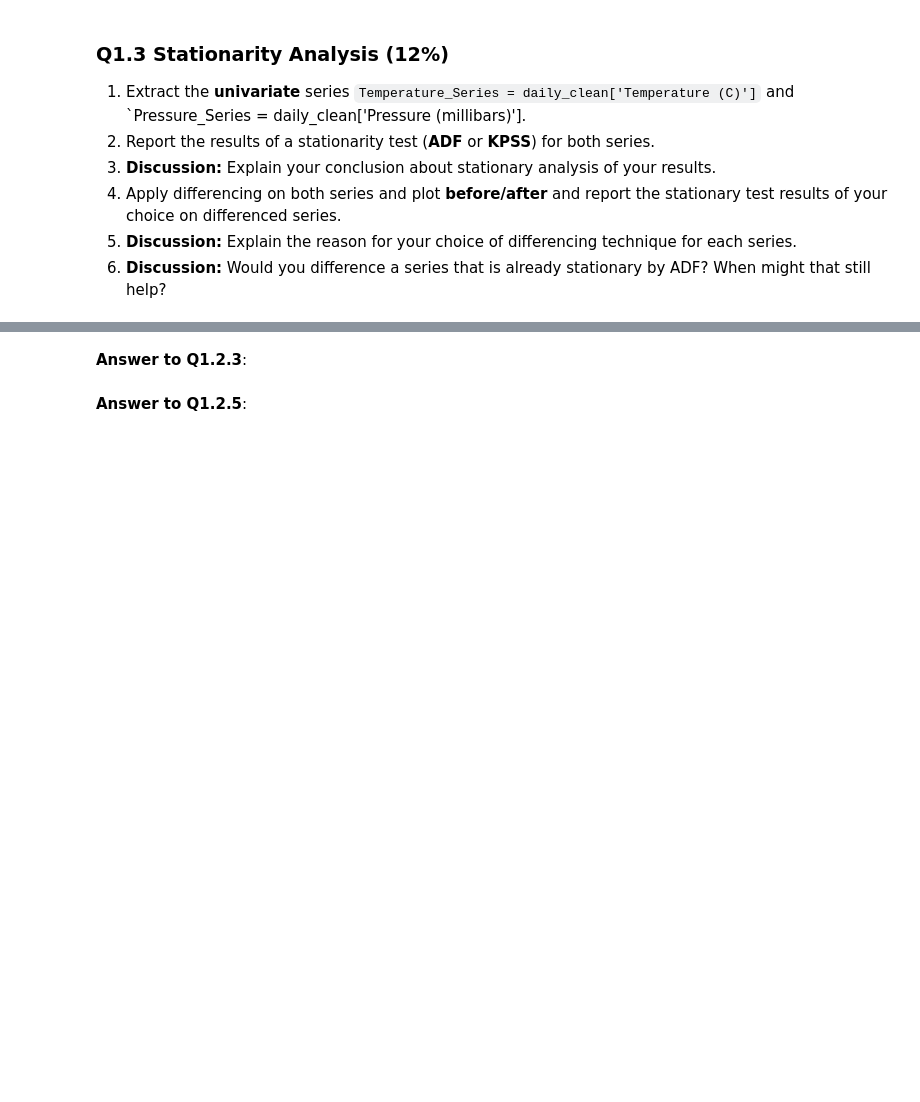
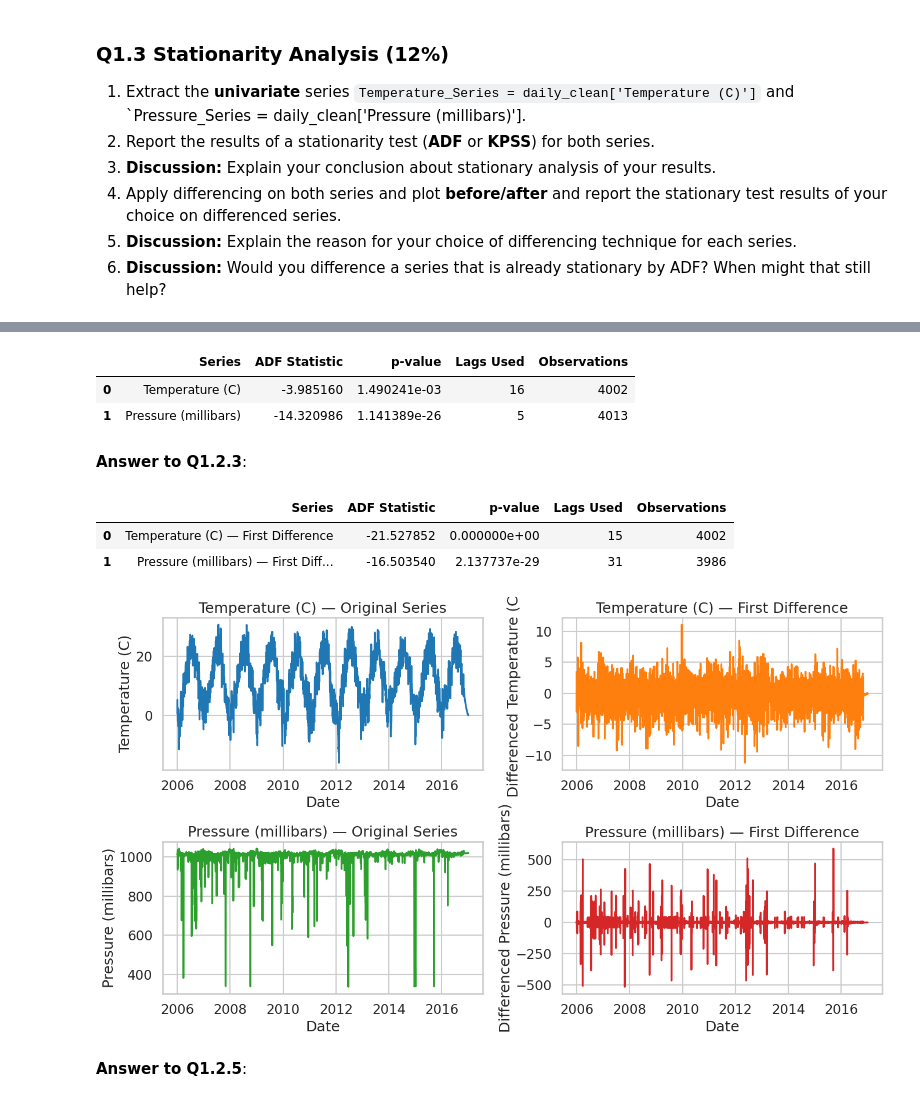
Before and after one commit to BenViveiros/ASIE4010, a Jupyter notebook: Assignment1.ipynb, the cells around one changed output, grey strips where cells are left out. Drawn from its saved outputs; the diff is of its cells as text; code cells hidden in the pictures; blank space fills up the shorter version.

```diff
--- a/Assignment1.ipynb
+++ b/Assignment1.ipynb
@@ -63,9 +150,70 @@ Follow these steps before submitting your assignment:
 # %%
-# Answer to Q1.3.2
+from statsmodels.tsa.stattools import adfuller
+
+def adf_report(series, name):
+    result = adfuller(series.dropna(), autolag='AIC')
+    output = {
+        'Series': name,
+        'ADF Statistic': result[0],
+        'p-value': result[1],
+        'Lags Used': result[2],
+        'Observations': result[3]
+    }
+    return output
+
+temp_adf = adf_report(Temperature_Series, 'Temperature (C)')
+press_adf = adf_report(Pressure_Series, 'Pressure (millibars)')
+pd.DataFrame([temp_adf, press_adf])
+# %% [output]
+|  | Series | ADF Statistic | p-value | Lags Used | Observations |
+| 0 | Temperature (C) | -3.985160 | 1.490241e-03 | 16 | 4002 |
+| 1 | Pressure (millibars) | -14.320986 | 1.141389e-26 | 5 | 4013 |
 # %% [markdown]
 **Answer to Q1.2.3**:
 # %%
-# Answer to Q1.3.4
+temp_diff = Temperature_Series.diff().dropna()
+press_diff = Pressure_Series.diff().dropna()
+
+fig, axes = plt.subplots(2, 2, figsize=(14, 8))
+axes[0, 0].plot(Temperature_Series, color='tab:blue')
+axes[0, 0].set_title('Temperature (C) — Original Series')
+axes[0, 0].set_xlabel('Date')
+axes[0, 0].set_ylabel('Temperature (C)')
+axes[0, 1].plot(temp_diff, color='tab:orange')
+axes[0, 1].set_title('Temperature (C) — First Difference')
+axes[0, 1].set_xlabel('Date')
+axes[0, 1].set_ylabel('Differenced Temperature (C)')
+axes[1, 0].plot(Pressure_Series, color='tab:green')
+axes[1, 0].set_title('Pressure (millibars) — Original Series')
+axes[1, 0].set_xlabel('Date')
+axes[1, 0].set_ylabel('Pressure (millibars)')
+axes[1, 1].plot(press_diff, color='tab:red')
+axes[1, 1].set_title('Pressure (millibars) — First Difference')
+axes[1, 1].set_xlabel('Date')
+axes[1, 1].set_ylabel('Differenced Pressure (millibars)')
+plt.tight_layout()
+
+from statsmodels.tsa.stattools import adfuller
+
+def adf_report(series, name):
+    result = adfuller(series.dropna(), autolag='AIC')
+    output = {
+        'Series': name,
+        'ADF Statistic': result[0],
+        'p-value': result[1],
+        'Lags Used': result[2],
+        'Observations': result[3]
+    }
+    return output
+
+temp_diff_adf = adf_report(temp_diff, 'Temperature (C) — First Difference')
+press_diff_adf = adf_report(press_diff, 'Pressure (millibars) — First Difference')
+pd.DataFrame([temp_diff_adf, press_diff_adf])
+# %% [output]
+|  | Series | ADF Statistic | p-value | Lags Used | Observations |
+| 0 | Temperature (C) — First Difference | -21.527852 | 0.000000e+00 | 15 | 4002 |
+| 1 | Pressure (millibars) — First Diff... | -16.503540 | 2.137737e-29 | 31 | 3986 |
+[figure, added]
 # %% [markdown]
 **Answer to Q1.2.5**:
 # %% [markdown]
```
Also changed, not shown: parts of 24 cells of this notebook.
